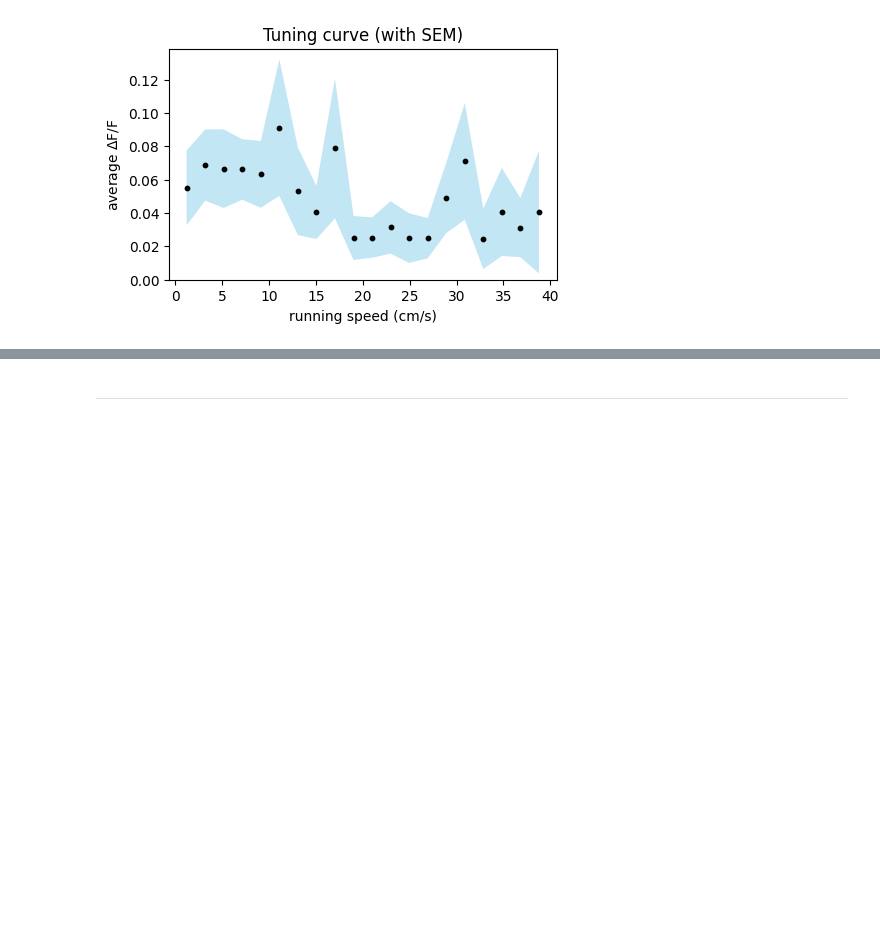
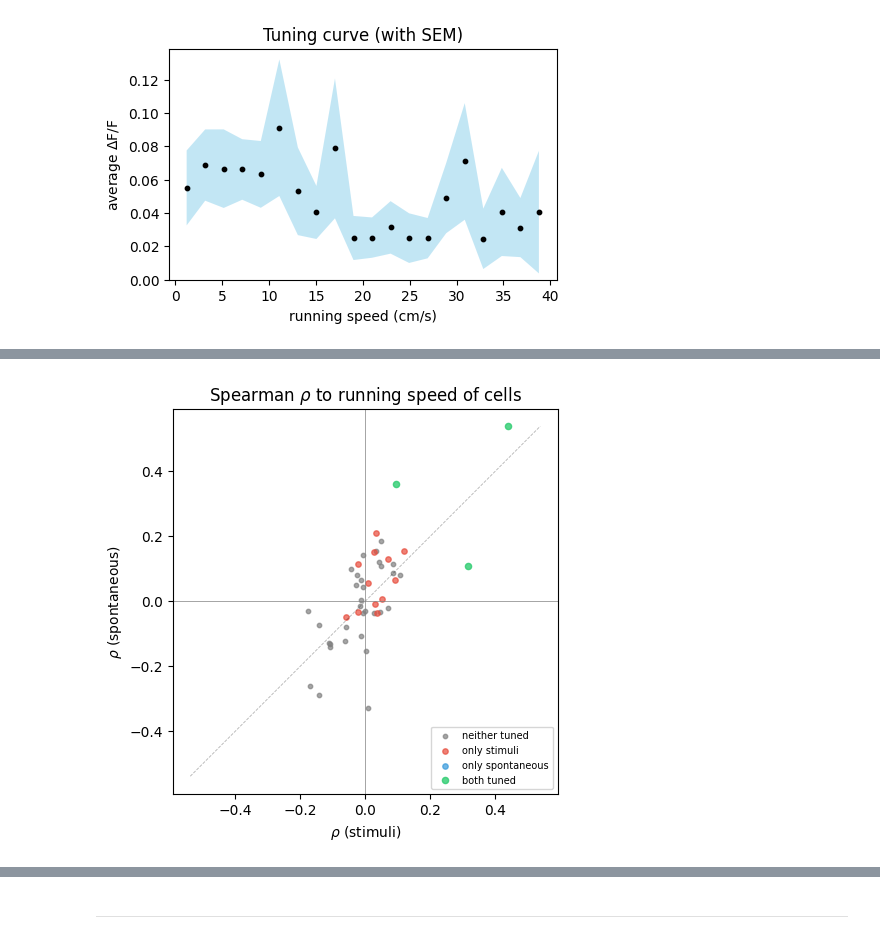
Before and after one commit to ZhidongZhang96/NDS-V1-RunningNaturalMod, a Jupyter notebook: Session A.ipynb, the cells around one changed output, grey strips where cells are left out. Cells and saved outputs as stored; diff of their text form; code cells hidden in the pictures; blank space fills up the shorter version.

```diff
--- a/Session A.ipynb
+++ b/Session A.ipynb
@@ -90,0 +88,4 @@ plt.show()
+# %%
+ax = plot_rho_pairwise_scatter(st_stimuli, tunings['spont'], 'stimuli', 'spontaneous')
+# %% [output]
+[figure, added]
```
Also changed, not shown: parts of 22 cells of this notebook, 1 other file.
